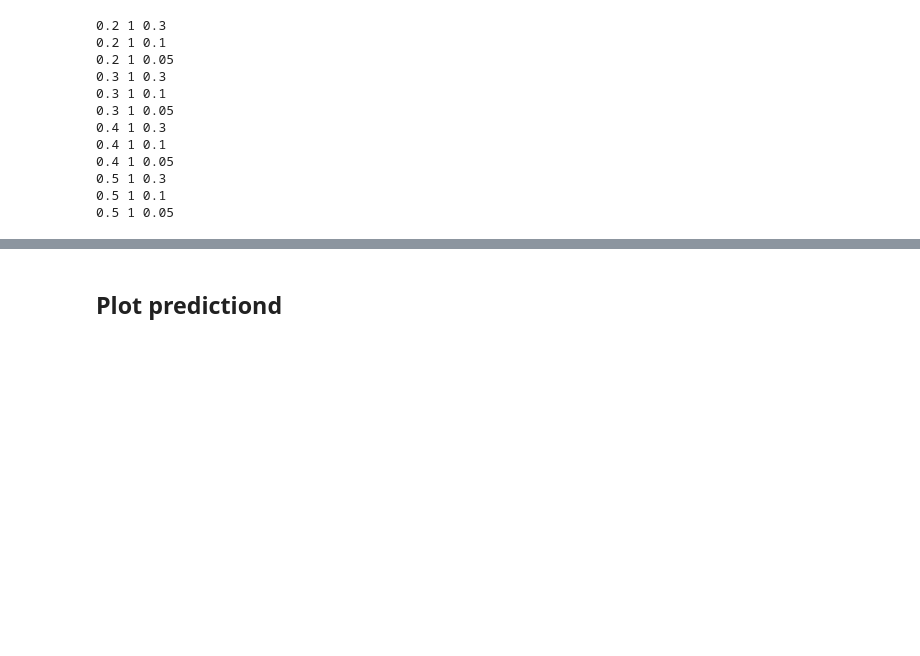
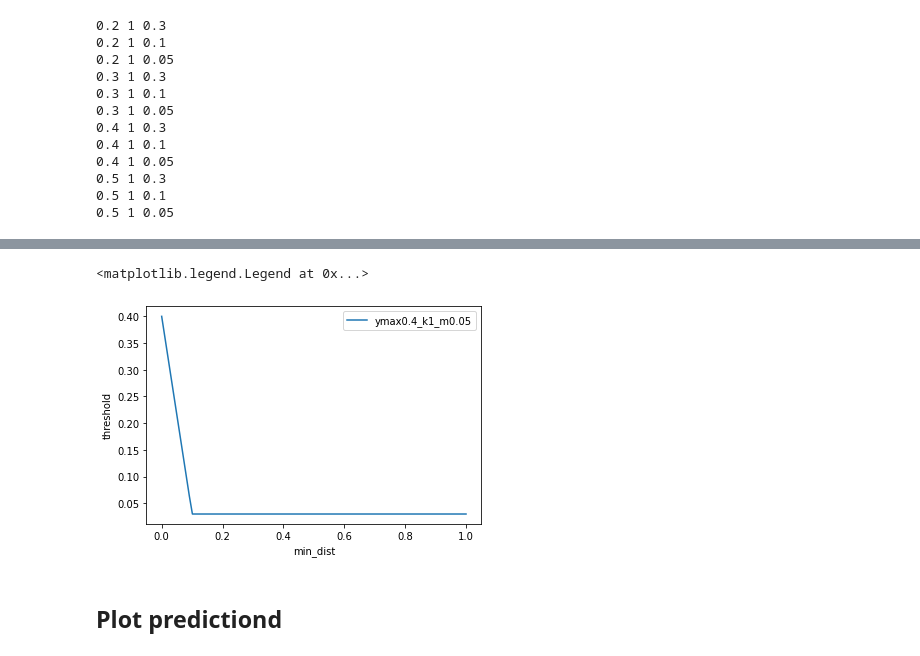
Before and after one commit to MELDProject/meld_graph, a Jupyter notebook: notebooks/threshold_predictions.ipynb, the cells around one changed output, grey strips where cells are left out. Saved outputs shown, nothing was run; the diff lists cells and outputs as text; code cells hidden in the pictures; blank space fills up the shorter version.

Commit message:
update notebooks to analyse sigmoid

```diff
--- a/notebooks/threshold_predictions.ipynb
+++ b/notebooks/threshold_predictions.ipynb
@@ -260,4 +272,13 @@ plt.legend()
 [figure]
+# %%
+plt.figure()
+plt.plot(np.linspace(0,1,100), sigmoid(np.linspace(0,1,100), k=1, m=0.05, ymax=0.4), label=f'ymax{0.4}_k{1}_m{0.05}')
+plt.ylabel('threshold')
+plt.xlabel('min_dist')
+plt.legend()
+# %% [output]
+<matplotlib.legend.Legend at 0x...>
+[figure, added]
 # %% [markdown]
 ## Plot predictiond
 # %%
```
Also changed, not shown: parts of 12 cells of this notebook, 1 other file.
